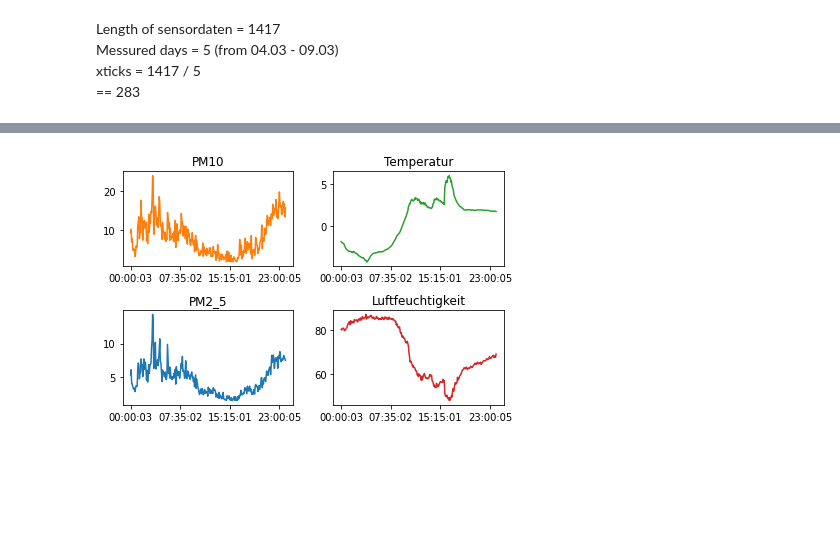
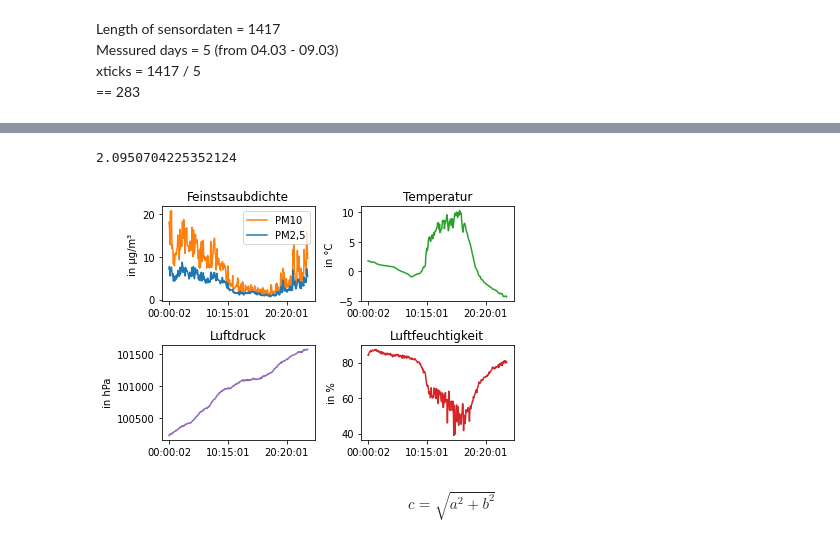
Before and after one commit to Domepo/LuftdatenMesser, a Jupyter notebook: analysis/analyse.ipynb, the cells around one changed output, grey strips where cells are left out. Cells and saved outputs as stored; diff of their text form; code cells hidden in the pictures; blank space fills up the shorter version.

```diff
--- a/analysis/analyse.ipynb
+++ b/analysis/analyse.ipynb
@@ -28,5 +42,5 @@ plt.show()
 # %%
-one_day = sensordaten["day"] == "07.03.21"
+one_day = sensordaten["day"] == "05.03.21"
 one_day = sensordaten[one_day]
 # %%
 fig, ax = plt.subplots()
@@ -42,21 +79,58 @@ plt.show()
+# %%
+attr_dataframe = one_day
+attr_ul = attr_dataframe.pm10
+attr_ur = attr_dataframe.temperature
+attr_bl = attr_dataframe.pm2_5
+attr_br = attr_dataframe.humidity
+attr_x = attr_dataframe.time
+
+attr = attr_ur
+sum_of_attr = sum(attr)
+val_relative = 0
+expected_val = 0
+average_val = sum_of_attr / attr.shape[0]
+
+for index, val in enumerate(attr):
+    val_relative = (val/sum_of_attr + val_relative)
+    expected_val = val_relative*index +expected_val
+print(average_val)
+# %% [output]
+2.0950704225352124
 # %%
 fig, axs = plt.subplots(2, 2)
 
-axs[0, 0].plot(one_day.time,one_day.pm10,'tab:orange')
-axs[0, 0].set_title("PM10")
-axs[1, 0].plot(one_day.time, one_day.pm2_5)
-axs[1, 0].set_title("PM2_5")
+axs[0, 0].plot(attr_x,attr_ul,'tab:orange',label = "PM10")
+
+axs[0, 0].plot(attr_x, attr_bl,label = "PM2,5",)
+axs[0, 0].set_title("Feinstsaubdichte")
+
+axs[0, 1].plot(attr_x, attr_ur,'tab:green')
+axs[0, 1].set_title("Temperatur")
+
+axs[1, 0].plot(attr_x, attr_dataframe.pressure,'tab:purple')
+axs[1, 0].set_title("Luftdruck")
+
 axs[1, 0].sharex(axs[0, 0])
-axs[0, 1].plot(one_day.time, one_day.temperature,'tab:green')
-axs[0, 1].set_title("Temperatur")
-axs[1, 1].plot(one_day.time, one_day.humidity,'tab:red')
+
+axs[1, 1].plot(attr_x, attr_br,'tab:red')
 axs[1, 1].set_title("Luftfeuchtigkeit")
 
-axs[0, 1].set_xticks(axs[0, 0].get_xticks()[::90])
-axs[1, 1].set_xticks(axs[0, 0].get_xticks()[::90])
-axs[0, 0].set_xticks(axs[0, 0].get_xticks()[::90])
+axs[0, 0].set_ylabel('in µg/m³')
+axs[1, 0].set_ylabel('in hPa')
+axs[1, 1].set_ylabel('in %')
+axs[0, 1].set_ylabel('in °C')
+
+axs[0, 1].set_xticks(axs[0, 0].get_xticks()[::120])
+axs[1, 1].set_xticks(axs[0, 0].get_xticks()[::120])
+axs[0, 0].set_xticks(axs[0, 0].get_xticks()[::120])
+axs[0, 0].legend()
+# ul = axs[0, 0].add_artist(lines.Line2D([-100,1000],[6.9313380281690185,6.9313380281690185],color="tab:orange",label="Mittelwert"))
+# ula = axs[0, 0].add_artist(lines.Line2D([-100,1000],[2.0950704225352124,2.0950704225352124],color="tab:blue",label="Mittelwert"))
+
 
 
 fig.tight_layout()
 # %% [output]
-[figure, old version]
+[figure, new version]
+# %% [markdown]
+$$c = \sqrt{a^2 + b^2}$$
```
Also changed, not shown: parts of 5 cells of this notebook.
